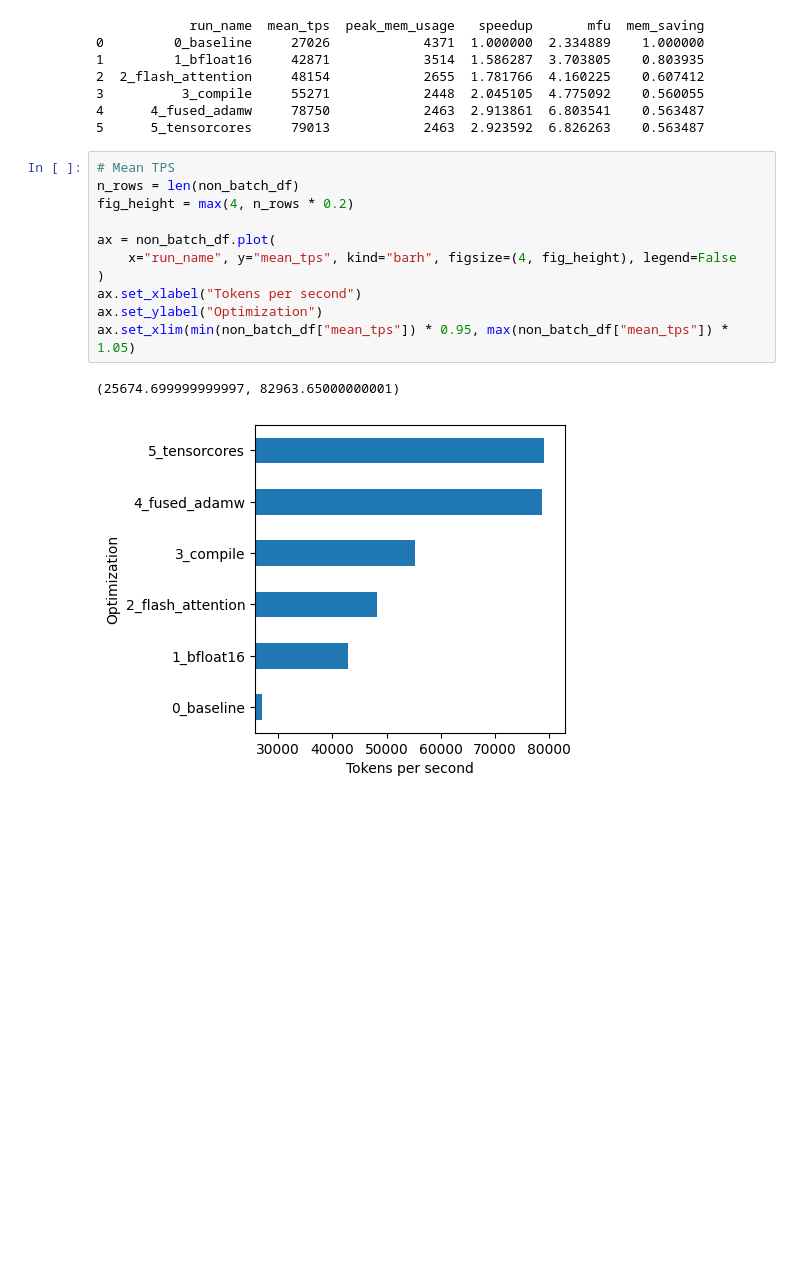
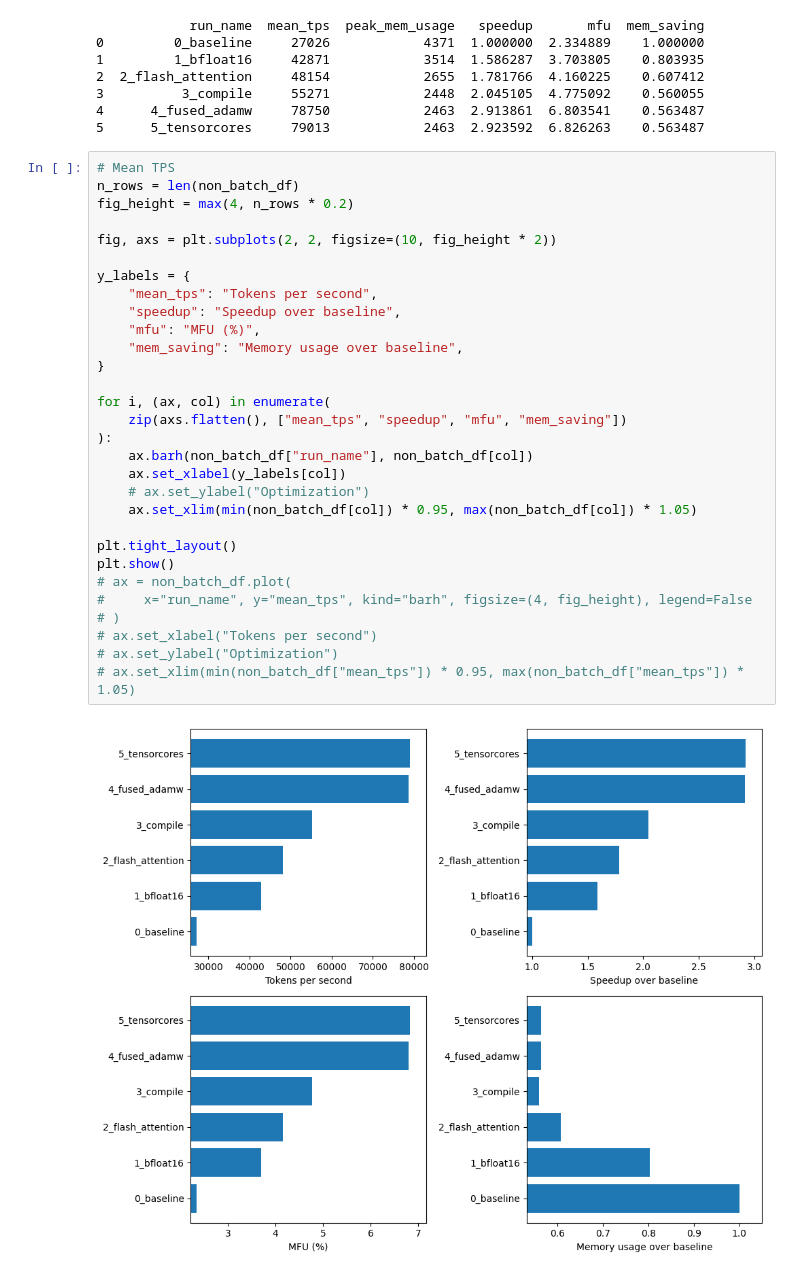
Before and after one commit to Jjschwartz/gollem, a Jupyter notebook: experiments/gpt2/5_gpt2_software_optimizations.ipynb, the cells around one changed output. Cells and saved outputs as stored; diff of their text form; blank space fills up the shorter version.

```diff
--- a/experiments/gpt2/5_gpt2_software_optimizations.ipynb
+++ b/experiments/gpt2/5_gpt2_software_optimizations.ipynb
@@ -70,14 +70,32 @@ print(non_batch_df)
 # %%
 # Mean TPS
 n_rows = len(non_batch_df)
 fig_height = max(4, n_rows * 0.2)
 
-ax = non_batch_df.plot(
-    x="run_name", y="mean_tps", kind="barh", figsize=(4, fig_height), legend=False
-)
-ax.set_xlabel("Tokens per second")
-ax.set_ylabel("Optimization")
-ax.set_xlim(min(non_batch_df["mean_tps"]) * 0.95, max(non_batch_df["mean_tps"]) * 1.05)
+fig, axs = plt.subplots(2, 2, figsize=(10, fig_height * 2))
+
+y_labels = {
+    "mean_tps": "Tokens per second",
+    "speedup": "Speedup over baseline",
+    "mfu": "MFU (%)",
+    "mem_saving": "Memory usage over baseline",
+}
+
+for i, (ax, col) in enumerate(
+    zip(axs.flatten(), ["mean_tps", "speedup", "mfu", "mem_saving"])
+):
+    ax.barh(non_batch_df["run_name"], non_batch_df[col])
+    ax.set_xlabel(y_labels[col])
+    # ax.set_ylabel("Optimization")
+    ax.set_xlim(min(non_batch_df[col]) * 0.95, max(non_batch_df[col]) * 1.05)
+
+plt.tight_layout()
+plt.show()
+# ax = non_batch_df.plot(
+#     x="run_name", y="mean_tps", kind="barh", figsize=(4, fig_height), legend=False
+# )
+# ax.set_xlabel("Tokens per second")
+# ax.set_ylabel("Optimization")
+# ax.set_xlim(min(non_batch_df["mean_tps"]) * 0.95, max(non_batch_df["mean_tps"]) * 1.05)
 # %% [output]
-(25674.699999999997, 82963.65000000001)
-[figure, old version]
+[figure, new version]
```
Also changed, not shown: parts of 6 cells of this notebook.
